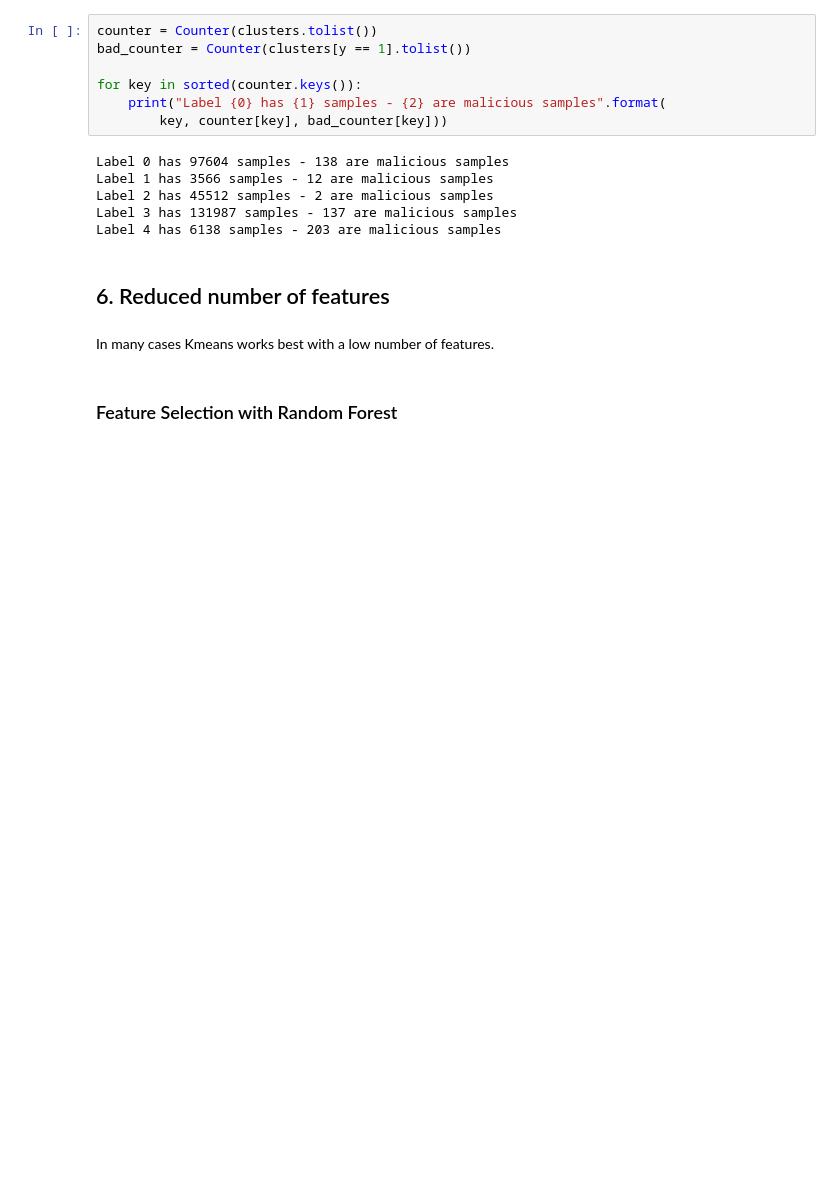
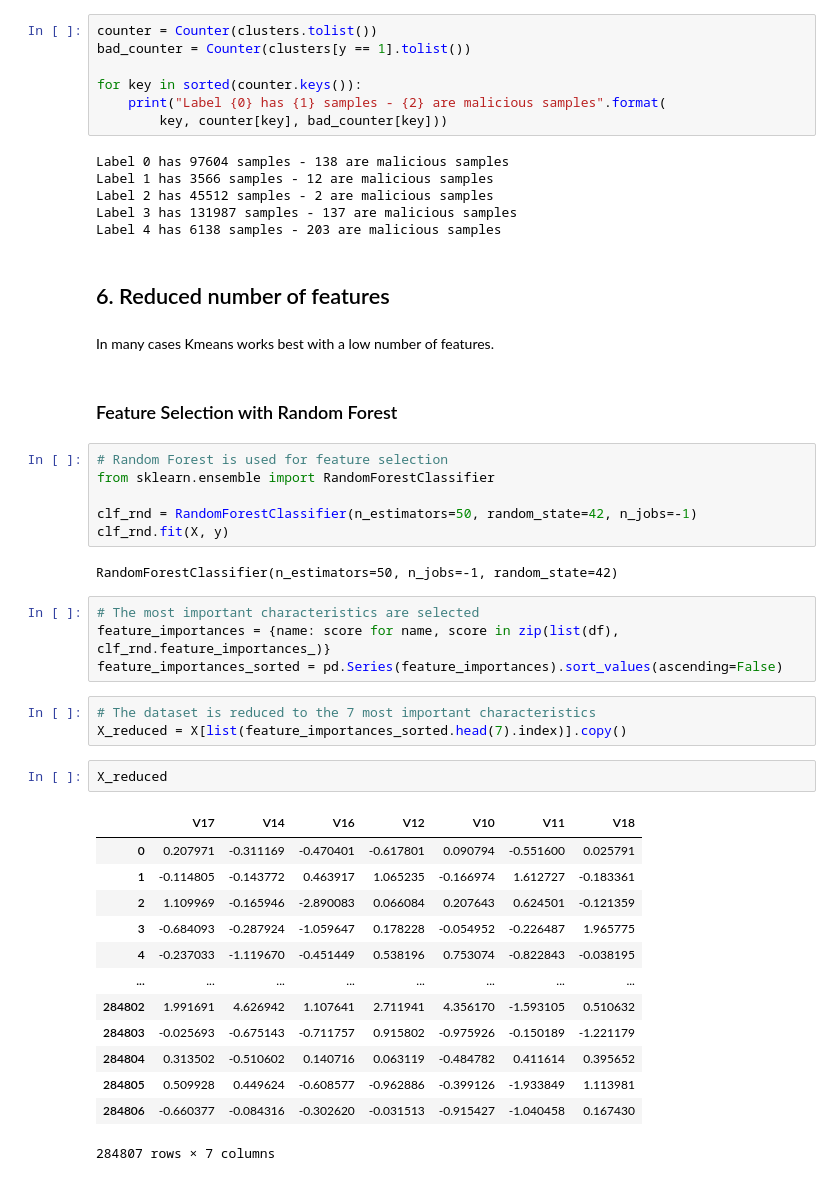
Before and after one commit to AlvaroTV/Credit-Card-Fraud-Detection--Clustering, a Jupyter notebook: KMEANS - Credit Card Fraud Detection.ipynb, the cells around one changed output. Cells and saved outputs as stored; diff of their text form; blank space fills up the shorter version.

Commit message:
Add Function to Reduce Number of Features

```diff
--- a/KMEANS - Credit Card Fraud Detection.ipynb
+++ b/KMEANS - Credit Card Fraud Detection.ipynb
@@ -253,3 +253,34 @@ Label 4 has 6138 samples - 203 are malicious samples
 In many cases Kmeans works best with a low number of features.
 # %% [markdown]
 ### Feature Selection with Random Forest
+# %%
+# Random Forest is used for feature selection
+from sklearn.ensemble import RandomForestClassifier
+
+clf_rnd = RandomForestClassifier(n_estimators=50, random_state=42, n_jobs=-1)
+clf_rnd.fit(X, y)
+# %% [output]
+RandomForestClassifier(n_estimators=50, n_jobs=-1, random_state=42)
+# %%
+# The most important characteristics are selected
+feature_importances = {name: score for name, score in zip(list(df), clf_rnd.feature_importances_)}
+feature_importances_sorted = pd.Series(feature_importances).sort_values(ascending=False)
+# %%
+# The dataset is reduced to the 7 most important characteristics
+X_reduced = X[list(feature_importances_sorted.head(7).index)].copy()
+# %%
+X_reduced
+# %% [output]
+|  | V17 | V14 | V16 | V12 | V10 | V11 | V18 |
+| 0 | 0.207971 | -0.311169 | -0.470401 | -0.617801 | 0.090794 | -0.551600 | 0.025791 |
+| 1 | -0.114805 | -0.143772 | 0.463917 | 1.065235 | -0.166974 | 1.612727 | -0.183361 |
+| 2 | 1.109969 | -0.165946 | -2.890083 | 0.066084 | 0.207643 | 0.624501 | -0.121359 |
+| 3 | -0.684093 | -0.287924 | -1.059647 | 0.178228 | -0.054952 | -0.226487 | 1.965775 |
+| 4 | -0.237033 | -1.119670 | -0.451449 | 0.538196 | 0.753074 | -0.822843 | -0.038195 |
+| ... | ... | ... | ... | ... | ... | ... | ... |
+| 284802 | 1.991691 | 4.626942 | 1.107641 | 2.711941 | 4.356170 | -1.593105 | 0.510632 |
+| 284803 | -0.025693 | -0.675143 | -0.711757 | 0.915802 | -0.975926 | -0.150189 | -1.221179 |
+| 284804 | 0.313502 | -0.510602 | 0.140716 | 0.063119 | -0.484782 | 0.411614 | 0.395652 |
+| 284805 | 0.509928 | 0.449624 | -0.608577 | -0.962886 | -0.399126 | -1.933849 | 1.113981 |
+| 284806 | -0.660377 | -0.084316 | -0.302620 | -0.031513 | -0.915427 | -1.040458 | 0.167430 |
+284807 rows × 7 columns
```
